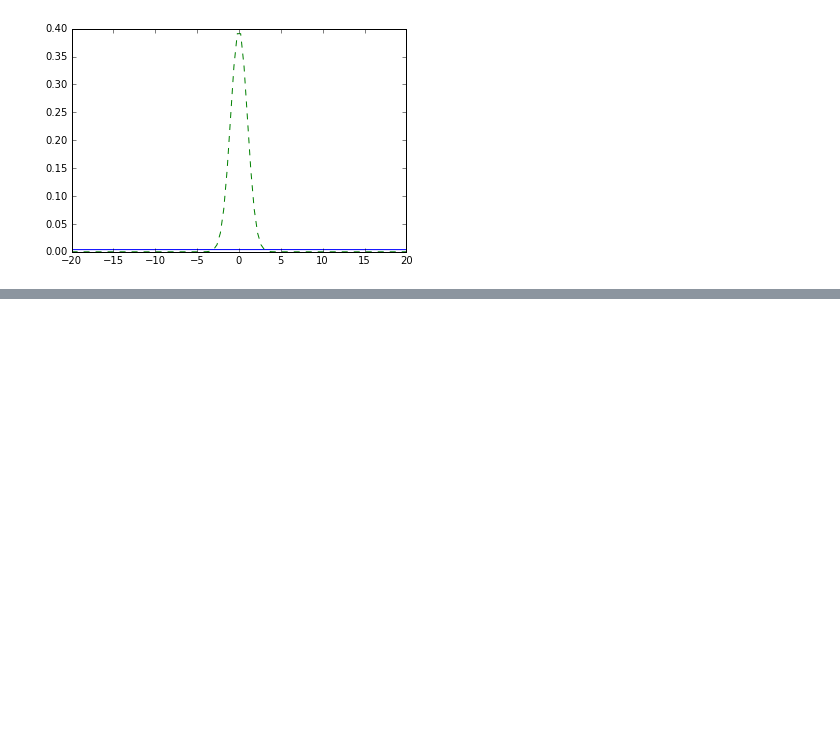
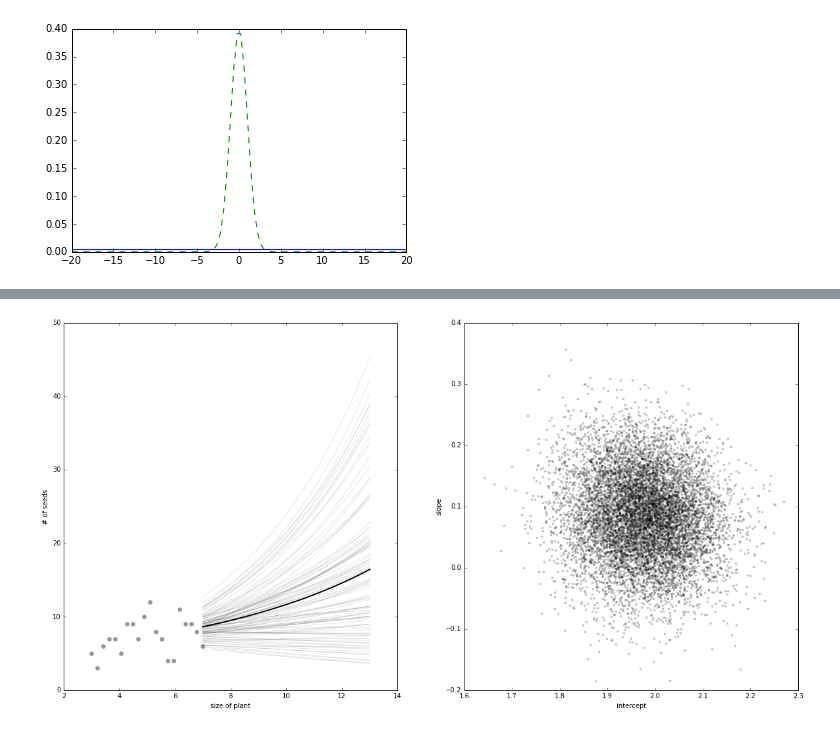
Before and after one commit to kyohei-koga/stastical_modeling_for-_data_analysis, a Jupyter notebook: 09GLM_of_baizeian/09-2.ipynb, the cells around one changed output, grey strips where cells are left out. Saved outputs shown, nothing was run; the diff lists cells and outputs as text; code cells hidden in the pictures; blank space fills up the shorter version.

```diff
--- a/09GLM_of_baizeian/09-2.ipynb
+++ b/09GLM_of_baizeian/09-2.ipynb
@@ -61,0 +100,29 @@ AttributeError: 'module' object has no attribute 'mcmc'
+# %%
+def draw_figure_9_6(mcmc):
+    beta1_samples = mcmc.trace('beta1')[:,None]
+    beta2_samples = mcmc.trace('beta2')[:,None]
+    N = 1000
+    M = 100
+    b1s = beta1_samples[:]
+    b2s = beta2_samples[:]
+
+    fig = plt.figure(figsize=(20,10))
+    ax1 = fig.add_subplot(1,2,1)
+    ax1.plot(data[0],data[1],'ko', alpha=0.4)
+    xx = np.linspace(7,13,N)
+    yy = np.exp(b1s + ((xx - data[0].mean()).T * b2s))
+
+    [ax1.plot(xx,yy[i], 'k-',alpha=0.1) for i in np.random.randint(0,len(b1s),M)]
+    ax1.plot(xx,yy.mean(axis=0),'k-',lw=2)
+    ax1.set_xlabel('size of plant')
+    ax1.set_ylabel('# of seeds')
+
+    ax2 = fig.add_subplot(1,2,2)
+    ax2.plot(b1s,b2s,'k.',alpha=0.2)
+    ax2.set_xlabel('intercept')
+    ax2.set_ylabel('slope')
+# %%
+draw_figure_9_6(start)
+plt.show()
+# %% [output]
+[figure, added]
```
Also changed, not shown: parts of 9 cells of this notebook, 9 other files.
